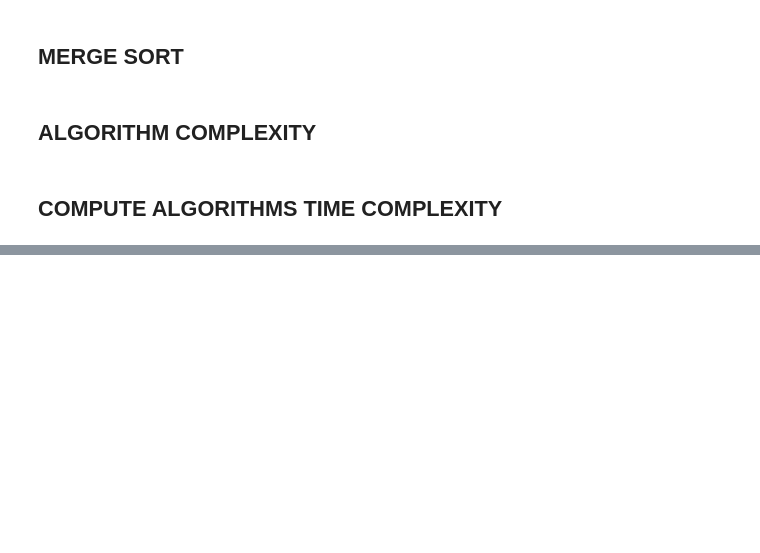
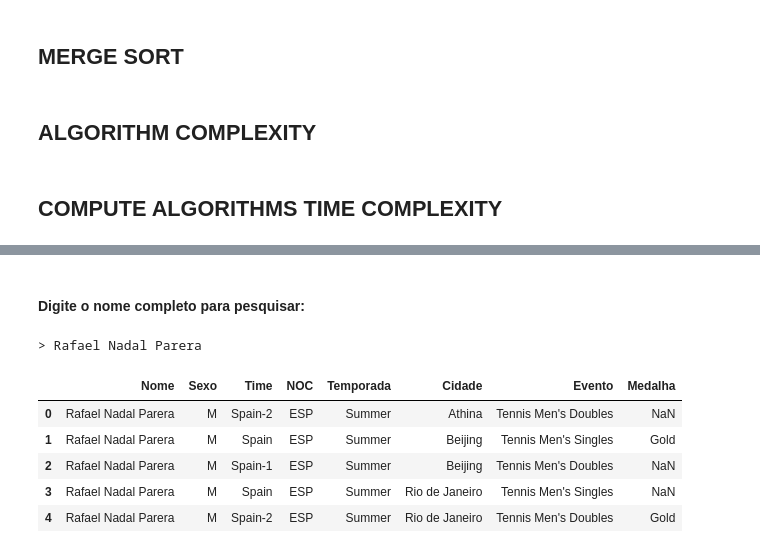
Before and after one commit to EDAII/Lista3_WelisonRegis_LievertonSilva, a Jupyter notebook: lista3_sort_algorithms.ipynb, the cells around one changed output, grey strips where cells are left out. Drawn from its saved outputs; the diff is of its cells as text; code cells hidden in the pictures; blank space fills up the shorter version.

```diff
--- a/lista3_sort_algorithms.ipynb
+++ b/lista3_sort_algorithms.ipynb
@@ -423,0 +450,24 @@ IntProgress(value=0, description='PROGRESS:', max=4)
+# %%
+def binary_search(athletes, key):
+    """Implementation of binary search algorithm
+
+    Attributes:
+        athletes: list with all olympic athletes;
+        key: name of athlete to search.
+    """
+
+    min_index = 0
+    max_index = len(athletes)-1
+
+    while (min_index <= max_index):
+        middle = min_index + (max_index - min_index)//2
+
+        if (athletes[middle].name == key):
+            list_athletes = generate_athletes(athletes, middle)
+            return list_athletes
+        elif (athletes[middle].name < key):
+            min_index = middle+1
+        else:
+            max_index = middle-1
+
+    return "Not found!"
@@ -423,0 +516,15 @@ IntProgress(value=0, description='PROGRESS:', max=4)
+# %%
+def search_full_name(athletes):
+    name = ''
+    while True:
+        name = input('> ')
+
+        if not name.strip():
+            if input('sair? (S/n) ').lower() in 's':
+                break
+        else:
+            break
+
+    if name.strip():
+        athletes = binary_search(athletes, name)
+        return athletes
@@ -423,0 +555,13 @@ IntProgress(value=0, description='PROGRESS:', max=4)
+# %% [markdown]
+#### Digite o  nome completo para pesquisar:
+# %%
+athletes = search_full_name(athletes_order.copy())
+athletes_info(athletes)
+# %% [output]
+> Rafael Nadal Parera
+|  | Nome | Sexo | Time | NOC | Temporada | Cidade | Evento | Medalha |
+| 0 | Rafael Nadal Parera | M | Spain-2 | ESP | Summer | Athina | Tennis Men's Doubles | NaN |
+| 1 | Rafael Nadal Parera | M | Spain | ESP | Summer | Beijing | Tennis Men's Singles | Gold |
+| 2 | Rafael Nadal Parera | M | Spain-1 | ESP | Summer | Beijing | Tennis Men's Doubles | NaN |
+| 3 | Rafael Nadal Parera | M | Spain | ESP | Summer | Rio de Janeiro | Tennis Men's Singles | NaN |
+| 4 | Rafael Nadal Parera | M | Spain-2 | ESP | Summer | Rio de Janeiro | Tennis Men's Doubles | Gold |
```
Also changed, not shown: parts of 16 cells of this notebook.
